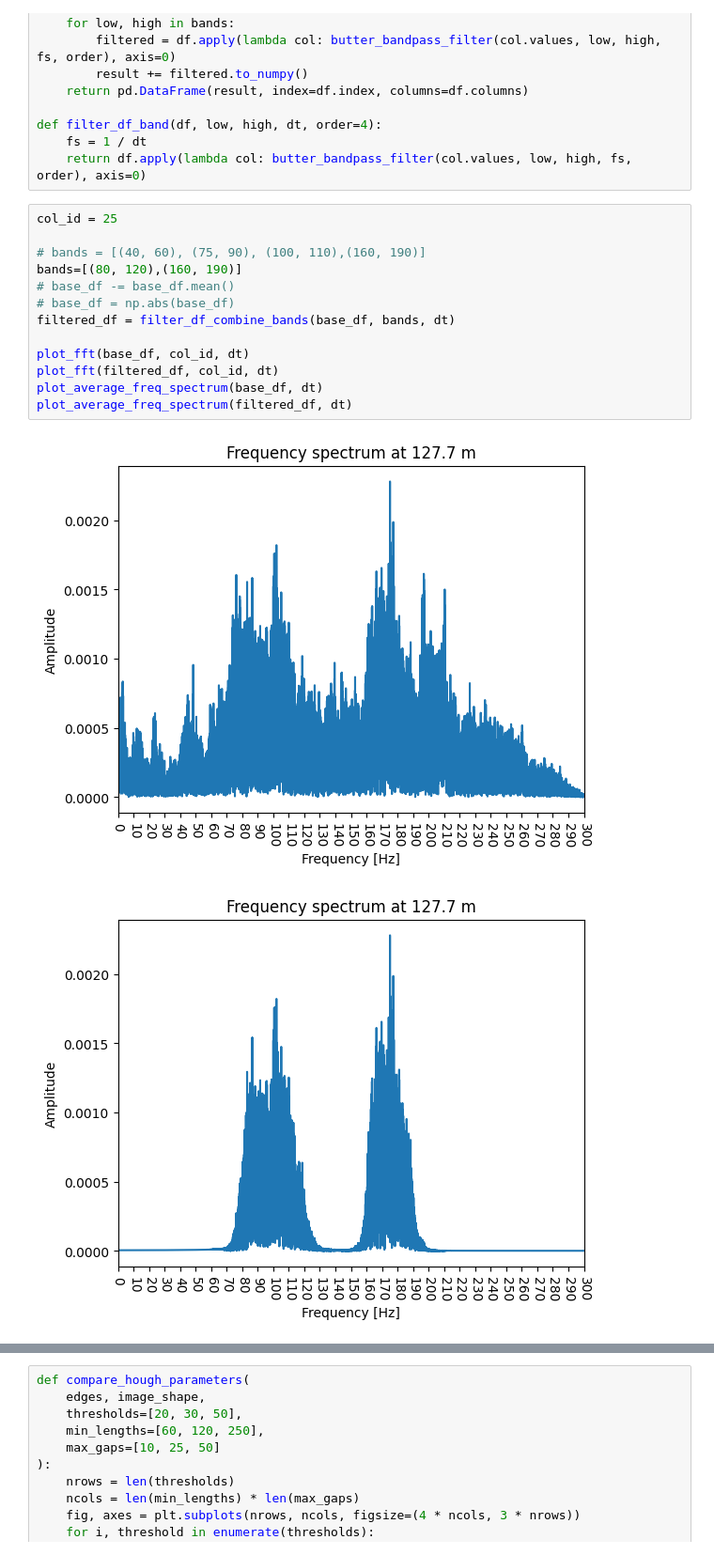
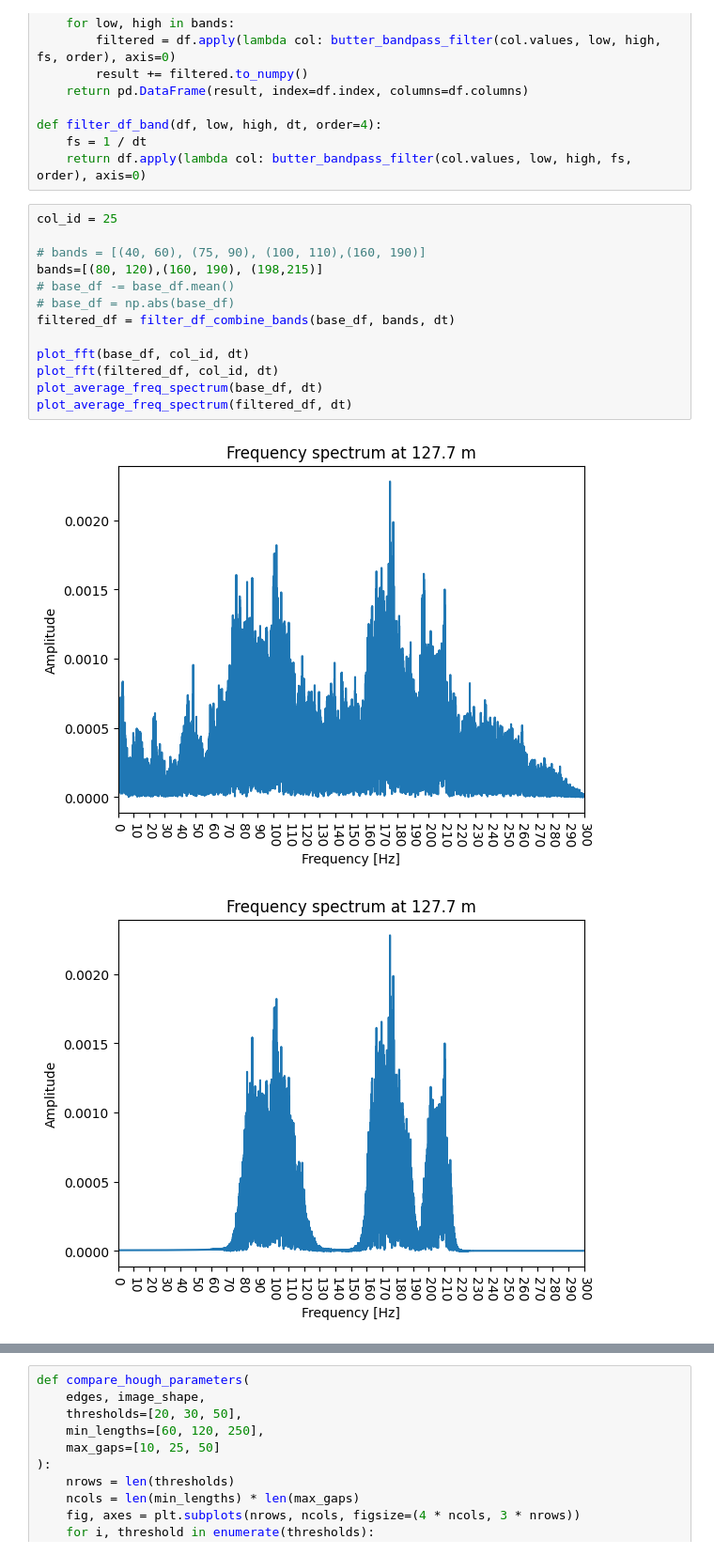
Before and after one commit to csuchorski/object_detection_DAS, a Jupyter notebook: notebook.ipynb, the cells around one changed output, grey strips where cells are left out. Shown at 94% size. Cells and saved outputs as stored; diff of their text form.

```diff
--- a/notebook.ipynb
+++ b/notebook.ipynb
@@ -181,17 +181,17 @@ def filter_df_band(df, low, high, dt, order=4):
 # %%
 col_id = 25
 
 # bands = [(40, 60), (75, 90), (100, 110),(160, 190)]
-bands=[(80, 120),(160, 190)]
+bands=[(80, 120),(160, 190), (198,215)]
 # base_df -= base_df.mean()
 # base_df = np.abs(base_df)
 filtered_df = filter_df_combine_bands(base_df, bands, dt)
 
 plot_fft(base_df, col_id, dt)
 plot_fft(filtered_df, col_id, dt)
 plot_average_freq_spectrum(base_df, dt)
 plot_average_freq_spectrum(filtered_df, dt)
 # %% [output]
 [figure]
-[figure, old version]
+[figure, new version]
 [figure]
```
Also changed, not shown: parts of 8 cells of this notebook.
